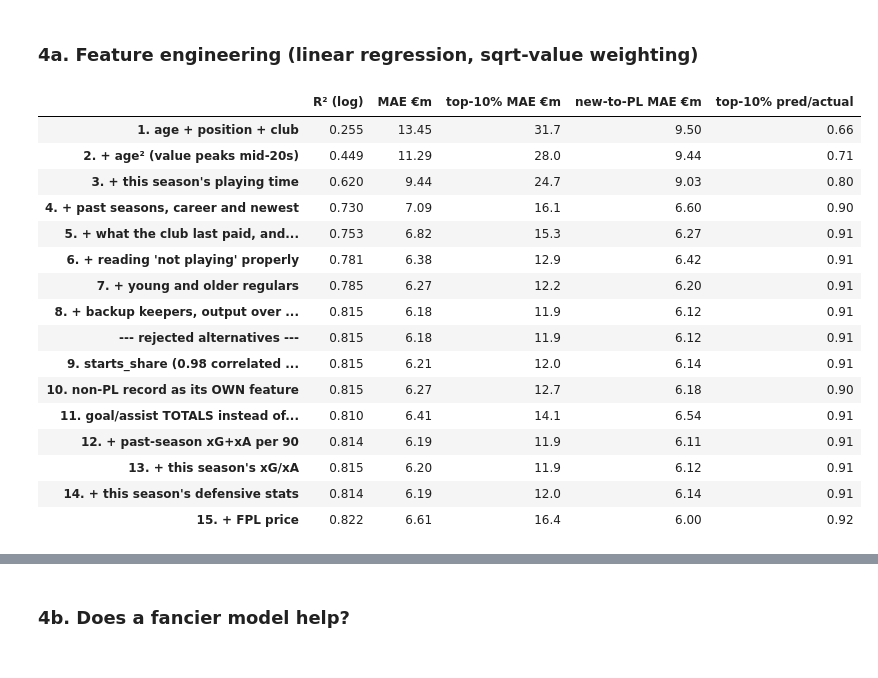
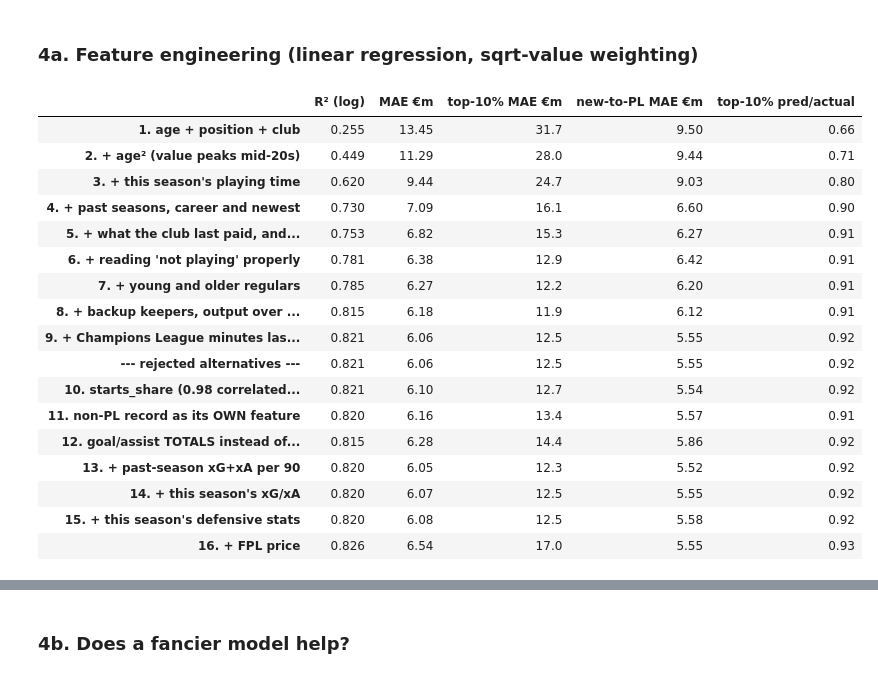
Before and after one commit to mlodyheros/pl-value, a Jupyter notebook: notebooks/01_model_exploration.ipynb, the cells around one changed output, grey strips where cells are left out. Drawn from its saved outputs; the diff is of its cells as text; code cells hidden in the pictures.

```diff
--- a/notebooks/01_model_exploration.ipynb
+++ b/notebooks/01_model_exploration.ipynb
@@ -295,50 +295,53 @@ no_rate = [f for f in NUMERIC_FEATURES if f != "career_gi_per90"]
 df["career_gi_total"] = np.where(df.has_hist_record == 1,
                                  df.hist_goals + df.hist_assists,
                                  df.nonpl_goals + df.nonpl_assists)
 
 fee = ["has_transfer_fee", "log_transfer_fee", "years_since_fee"]
 idle = ["idle_this_season", "idle_x_career", "idle_x_fee"]
 regulars = ["youth_x_recent", "older_x_career"]
 extra = ["backup_keeper", "gi_x_career"]
-core = [f for f in NUMERIC_FEATURES if f not in fee + idle + regulars + extra]
+europe = ["cl_matches_last"]
+core = [f for f in NUMERIC_FEATURES if f not in fee + idle + regulars + extra + europe]
 
 sets = {
     "1. age + position + club": ["age"],
     "2. + age² (value peaks mid-20s)": ["age", "age_squared"],
     "3. + this season's playing time": ["age", "age_squared"] + this_season,
     "4. + past seasons, career and newest": core,
     "5. + what the club last paid, and when": core + fee,
     "6. + reading 'not playing' properly": core + fee + idle,
     "7. + young and older regulars": core + fee + idle + regulars,
-    "8. + backup keepers, output over a career (current)": NUMERIC_FEATURES,
+    "8. + backup keepers, output over a career": core + fee + idle + regulars + extra,
+    "9. + Champions League minutes last season (current)": NUMERIC_FEATURES,
     "--- rejected alternatives ---": NUMERIC_FEATURES,
-    "9. starts_share (0.98 correlated with minutes)": NUMERIC_FEATURES + ["starts_share"],
-    "10. non-PL record as its OWN feature": NUMERIC_FEATURES + ["has_nonpl_record", "nonpl_minutes_share", "nonpl_gi_per90"],
-    "11. goal/assist TOTALS instead of the rate": [f for f in no_rate if f != "gi_x_career"] + ["career_gi_total"],
-    "12. + past-season xG+xA per 90": NUMERIC_FEATURES + ["hist_xgi_per90"],
-    "13. + this season's xG/xA": NUMERIC_FEATURES + ["xgi_per_gw"],
-    "14. + this season's defensive stats": NUMERIC_FEATURES + ["def_per_gw"],
-    "15. + FPL price": NUMERIC_FEATURES + ["fpl_price"],
+    "10. starts_share (0.98 correlated with minutes)": NUMERIC_FEATURES + ["starts_share"],
+    "11. non-PL record as its OWN feature": NUMERIC_FEATURES + ["has_nonpl_record", "nonpl_minutes_share", "nonpl_gi_per90"],
+    "12. goal/assist TOTALS instead of the rate": [f for f in no_rate if f != "gi_x_career"] + ["career_gi_total"],
+    "13. + past-season xG+xA per 90": NUMERIC_FEATURES + ["hist_xgi_per90"],
+    "14. + this season's xG/xA": NUMERIC_FEATURES + ["xgi_per_gw"],
+    "15. + this season's defensive stats": NUMERIC_FEATURES + ["def_per_gw"],
+    "16. + FPL price": NUMERIC_FEATURES + ["fpl_price"],
 }
 table({name: cv_eval(cols) for name, cols in sets.items()})
 # %% [output]
 |  | R² (log) | MAE €m | top-10% MAE €m | new-to-PL MAE €m | top-10% pred/actual |
 | 1. age + position + club | 0.255 | 13.45 | 31.7 | 9.50 | 0.66 |
 | 2. + age² (value peaks mid-20s) | 0.449 | 11.29 | 28.0 | 9.44 | 0.71 |
 | 3. + this season's playing time | 0.620 | 9.44 | 24.7 | 9.03 | 0.80 |
 | 4. + past seasons, career and newest | 0.730 | 7.09 | 16.1 | 6.60 | 0.90 |
 | 5. + what the club last paid, and... | 0.753 | 6.82 | 15.3 | 6.27 | 0.91 |
 | 6. + reading 'not playing' properly | 0.781 | 6.38 | 12.9 | 6.42 | 0.91 |
 | 7. + young and older regulars | 0.785 | 6.27 | 12.2 | 6.20 | 0.91 |
 | 8. + backup keepers, output over ... | 0.815 | 6.18 | 11.9 | 6.12 | 0.91 |
-| --- rejected alternatives --- | 0.815 | 6.18 | 11.9 | 6.12 | 0.91 |
-| 9. starts_share (0.98 correlated ... | 0.815 | 6.21 | 12.0 | 6.14 | 0.91 |
-| 10. non-PL record as its OWN feature | 0.815 | 6.27 | 12.7 | 6.18 | 0.90 |
-| 11. goal/assist TOTALS instead of... | 0.810 | 6.41 | 14.1 | 6.54 | 0.91 |
-| 12. + past-season xG+xA per 90 | 0.814 | 6.19 | 11.9 | 6.11 | 0.91 |
-| 13. + this season's xG/xA | 0.815 | 6.20 | 11.9 | 6.12 | 0.91 |
-| 14. + this season's defensive stats | 0.814 | 6.19 | 12.0 | 6.14 | 0.91 |
-| 15. + FPL price | 0.822 | 6.61 | 16.4 | 6.00 | 0.92 |
+| 9. + Champions League minutes las... | 0.821 | 6.06 | 12.5 | 5.55 | 0.92 |
+| --- rejected alternatives --- | 0.821 | 6.06 | 12.5 | 5.55 | 0.92 |
+| 10. starts_share (0.98 correlated... | 0.821 | 6.10 | 12.7 | 5.54 | 0.92 |
+| 11. non-PL record as its OWN feature | 0.820 | 6.16 | 13.4 | 5.57 | 0.91 |
+| 12. goal/assist TOTALS instead of... | 0.815 | 6.28 | 14.4 | 5.86 | 0.92 |
+| 13. + past-season xG+xA per 90 | 0.820 | 6.05 | 12.3 | 5.52 | 0.92 |
+| 14. + this season's xG/xA | 0.820 | 6.07 | 12.5 | 5.55 | 0.92 |
+| 15. + this season's defensive stats | 0.820 | 6.08 | 12.5 | 5.58 | 0.92 |
+| 16. + FPL price | 0.826 | 6.54 | 17.0 | 5.55 | 0.93 |
 # %% [markdown]
 What to take from this:
 
```
Also changed, not shown: parts of 7 cells of this notebook, 20 other files.
